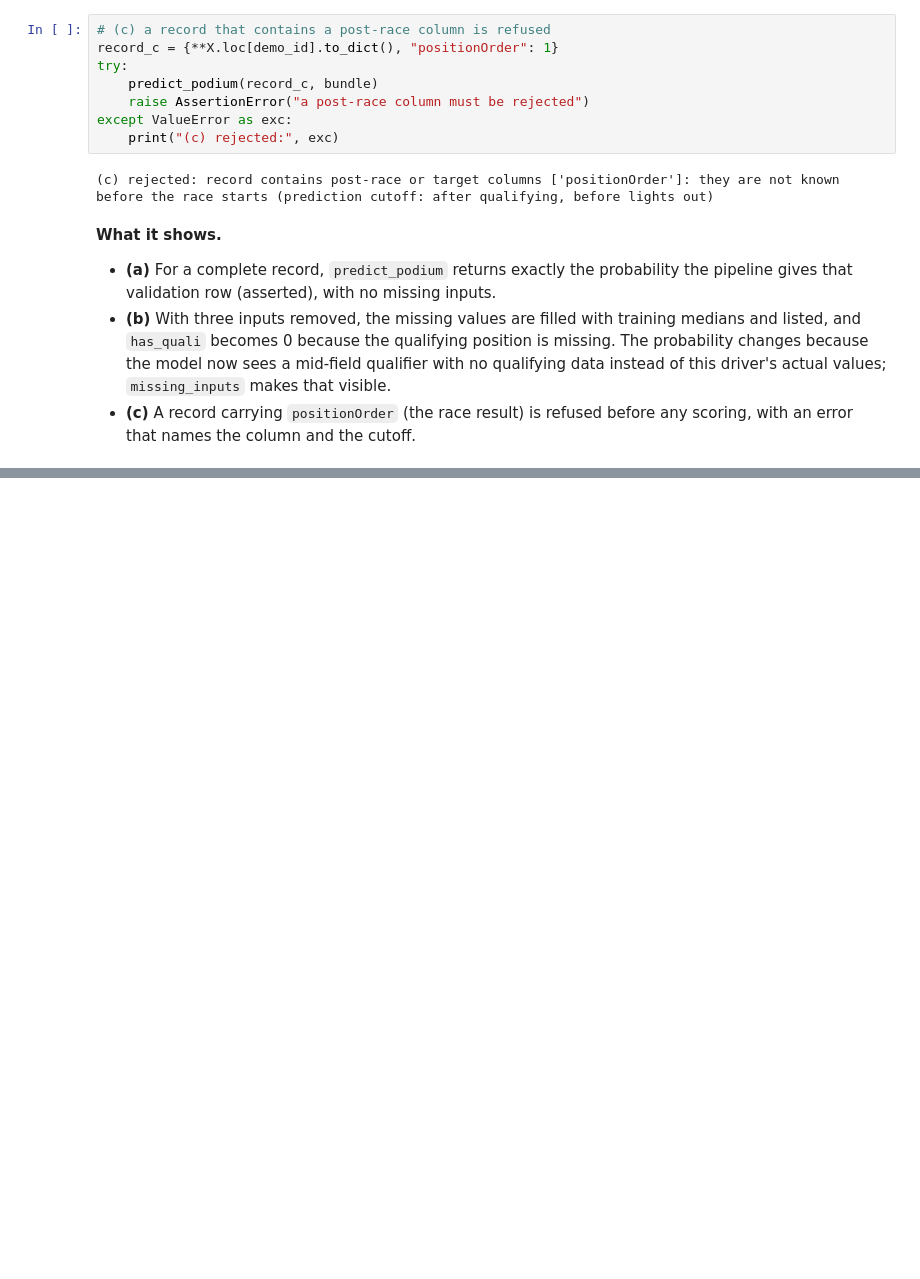
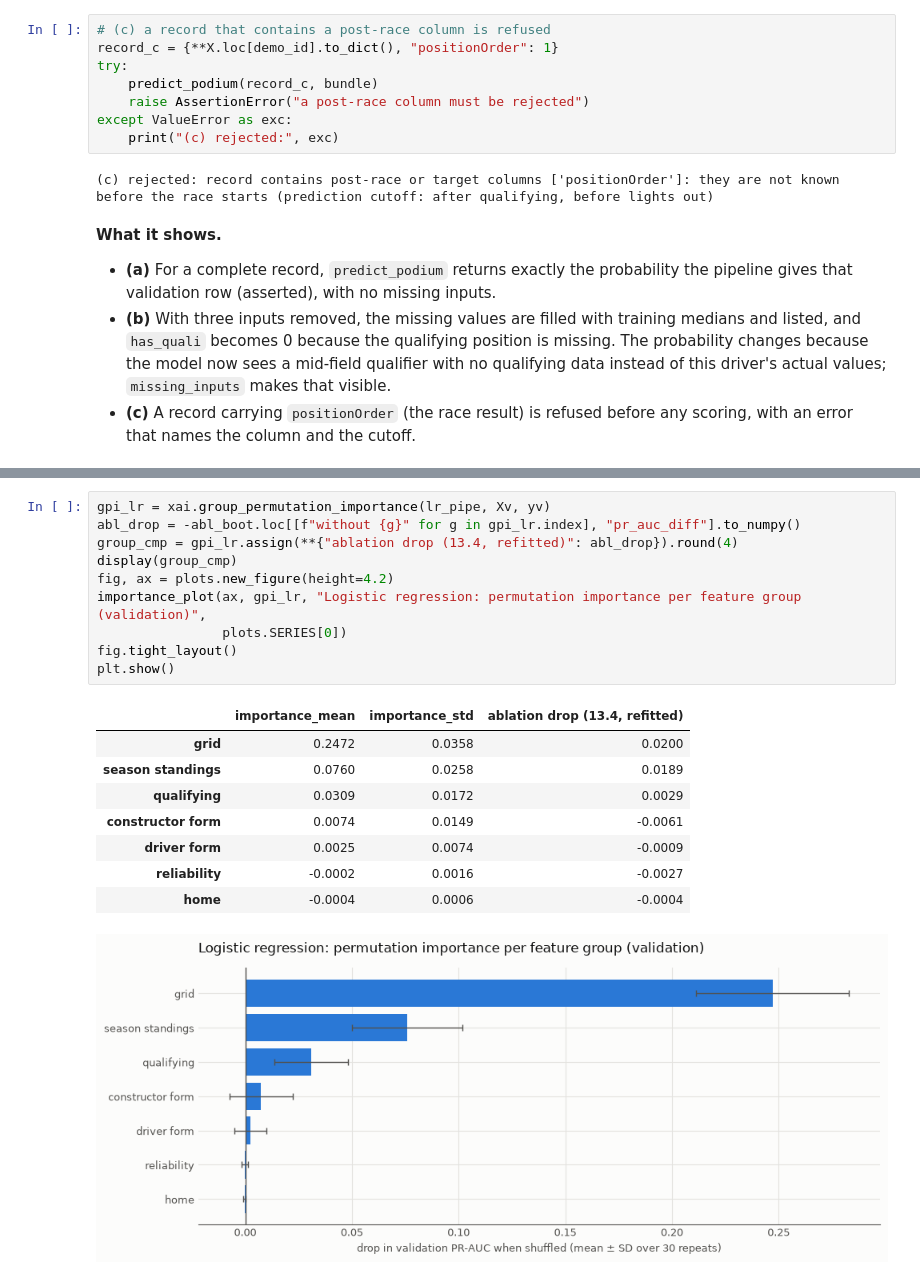
Before and after one commit to YShimy/f1-podium, a Jupyter notebook: notebooks/milestone1.ipynb, the cells around one changed output, grey strips where cells are left out. Drawn from its saved outputs; the diff is of its cells as text; blank space fills up the shorter version.

```diff
--- a/notebooks/milestone1.ipynb
+++ b/notebooks/milestone1.ipynb
@@ -4783,0 +4890,20 @@ except ValueError as exc:
+# %%
+gpi_lr = xai.group_permutation_importance(lr_pipe, Xv, yv)
+abl_drop = -abl_boot.loc[[f"without {g}" for g in gpi_lr.index], "pr_auc_diff"].to_numpy()
+group_cmp = gpi_lr.assign(**{"ablation drop (13.4, refitted)": abl_drop}).round(4)
+display(group_cmp)
+fig, ax = plots.new_figure(height=4.2)
+importance_plot(ax, gpi_lr, "Logistic regression: permutation importance per feature group (validation)",
+                plots.SERIES[0])
+fig.tight_layout()
+plt.show()
+# %% [output]
+|  | importance_mean | importance_std | ablation drop (13.4, refitted) |
+| grid | 0.2472 | 0.0358 | 0.0200 |
+| season standings | 0.0760 | 0.0258 | 0.0189 |
+| qualifying | 0.0309 | 0.0172 | 0.0029 |
+| constructor form | 0.0074 | 0.0149 | -0.0061 |
+| driver form | 0.0025 | 0.0074 | -0.0009 |
+| reliability | -0.0002 | 0.0016 | -0.0027 |
+| home | -0.0004 | 0.0006 | -0.0004 |
+[figure, added]
```
Also changed, not shown: parts of 26 cells of this notebook, 1 other file.
